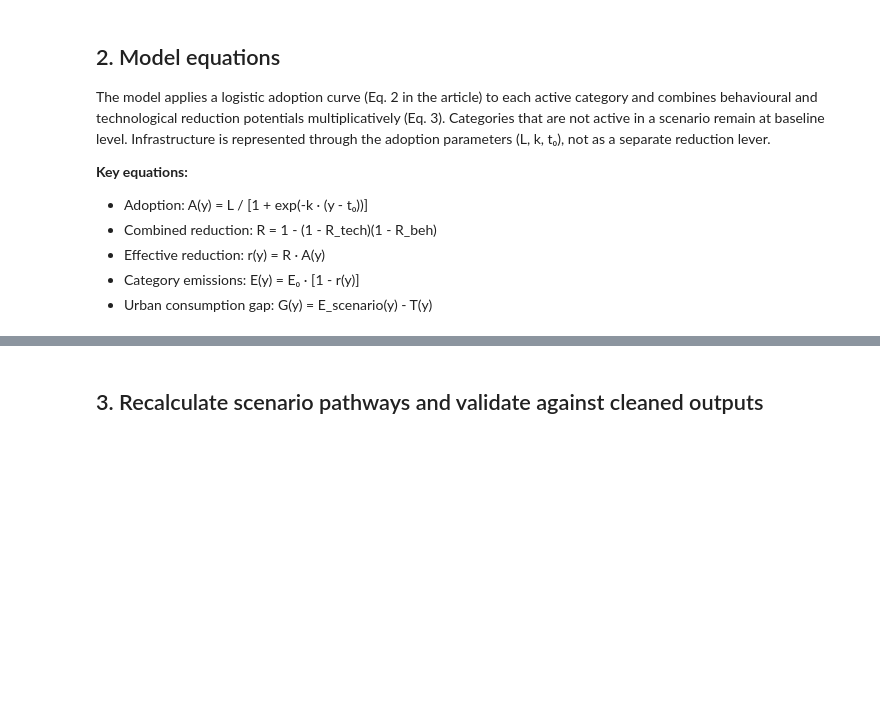
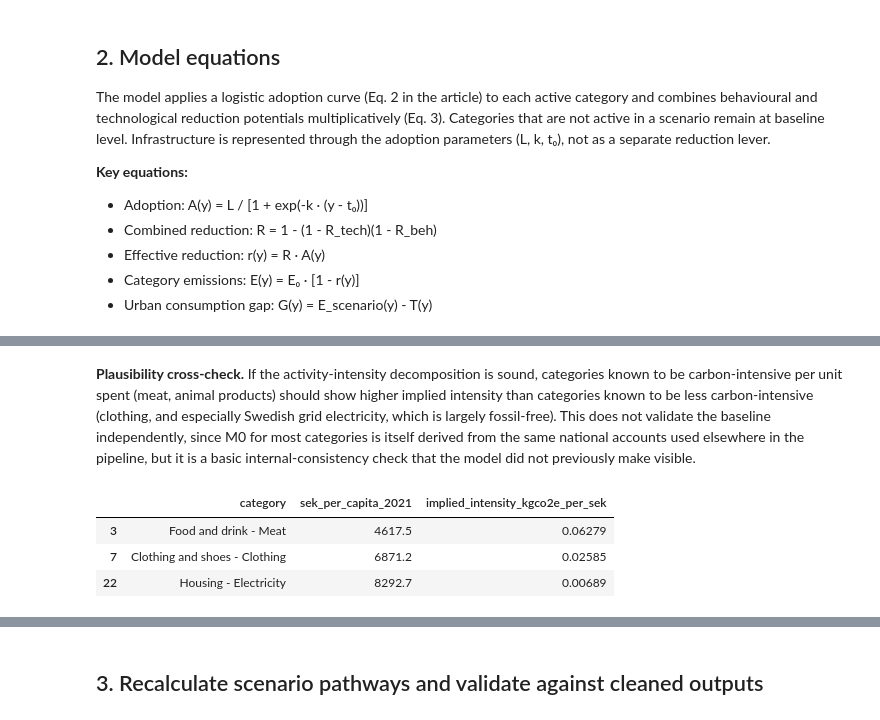
Before and after one commit to rafaellaurenti/Beyond_the_Footprint, a Jupyter notebook: notebooks/malmo_consumption_gap_reproducible_model.ipynb, the cells around one changed output, grey strips where cells are left out. Cells and saved outputs as stored; diff of their text form; code cells hidden in the pictures; blank space fills up the shorter version.

```diff
--- a/notebooks/malmo_consumption_gap_reproducible_model.ipynb
+++ b/notebooks/malmo_consumption_gap_reproducible_model.ipynb
@@ -127,0 +138,15 @@ def calculate_scenario(scenario_id, scenario_params, baseline_df):
+# %%
+activity_crosswalk = pd.read_csv(DATA_DIR / 'coicop_activity_intensity_crosswalk.csv')
+
+# merge onto baseline for a quick full-table view
+baseline_with_activity = baseline.merge(
+    activity_crosswalk[['category_id', 'coicop_codes', 'sek_per_capita_2021',
+                         'implied_intensity_kgco2e_per_sek', 'flag', 'note']],
+    on='category_id', how='left'
+)
+
+coverage_by_flag = activity_crosswalk.groupby('flag')['baseline_kgco2e_cap'].sum().sort_values(ascending=False)
+coverage_pct = 100 * coverage_by_flag / baseline['baseline_kgco2e_per_capita'].sum()
+print('Baseline emissions coverage by activity-linkage type:')
+for flag, kg in coverage_by_flag.items():
+    print(f'  {flag:10s}: {kg:7.1f} kg/cap  ({coverage_pct[flag]:5.1f}%)')
@@ -127,0 +162,24 @@ def calculate_scenario(scenario_id, scenario_params, baseline_df):
+# %% [markdown]
+**Plausibility cross-check.** If the activity-intensity decomposition is
+sound, categories known to be carbon-intensive per unit spent (meat, animal
+products) should show higher implied intensity than categories known to be less
+carbon-intensive (clothing, and especially Swedish grid electricity, which is
+largely fossil-free). This does not validate the baseline independently, since M0
+for most categories is itself derived from the same national accounts used
+elsewhere in the pipeline, but it is a basic internal-consistency check that the
+model did not previously make visible.
+# %%
+check_categories = [
+    'Food and drink - Meat',
+    'Clothing and shoes - Clothing',
+    'Housing - Electricity',
+]
+check = activity_crosswalk[activity_crosswalk['category'].isin(check_categories)][
+    ['category', 'sek_per_capita_2021', 'implied_intensity_kgco2e_per_sek']
+]
+check
+# %% [output]
+|  | category | sek_per_capita_2021 | implied_intensity_kgco2e_per_sek |
+| 3 | Food and drink - Meat | 4617.5 | 0.06279 |
+| 7 | Clothing and shoes - Clothing | 6871.2 | 0.02585 |
+| 22 | Housing - Electricity | 8292.7 | 0.00689 |
```
Also changed, not shown: parts of 4 cells of this notebook, 21 other files.
